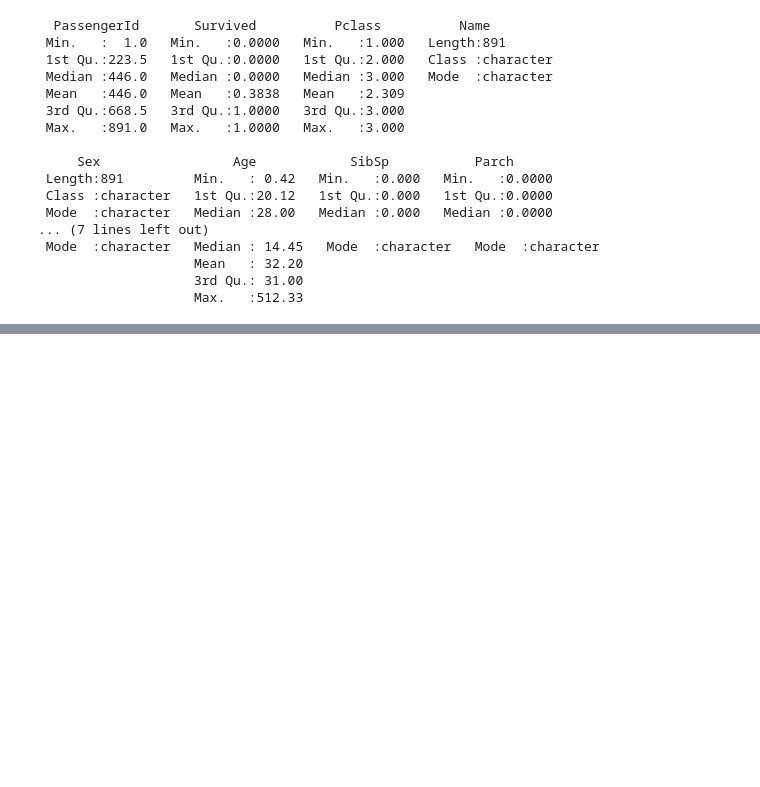
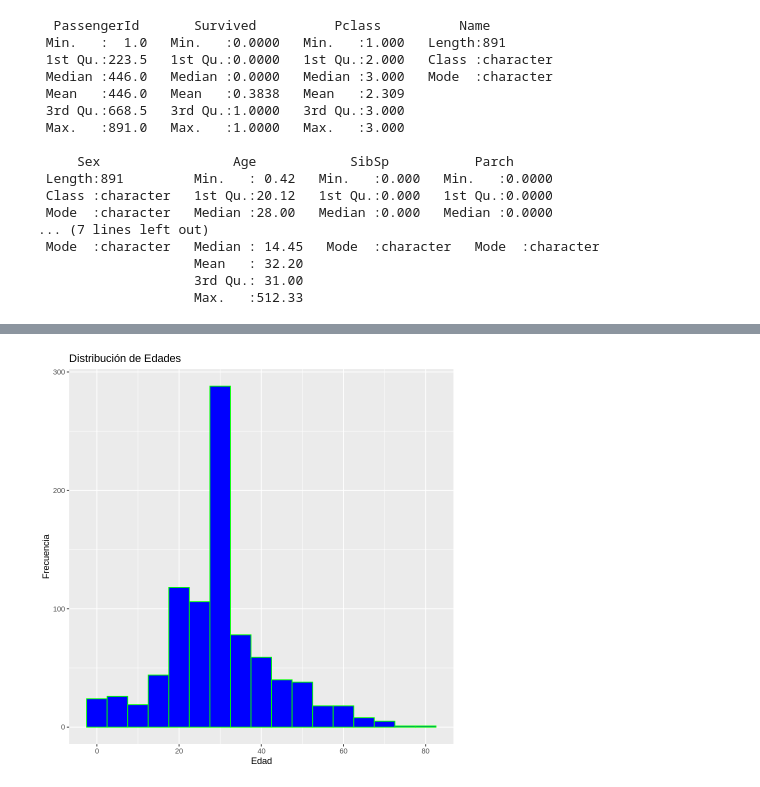
Before and after one commit to ECV21/R-coding-challenges, a Jupyter notebook: Data_cleaning_R_Titanic_Dataset.ipynb, the cells around one changed output, grey strips where cells are left out. Saved outputs shown, nothing was run; the diff lists cells and outputs as text; code cells hidden in the pictures; blank space fills up the shorter version.

```diff
--- a/Data_cleaning_R_Titanic_Dataset.ipynb
+++ b/Data_cleaning_R_Titanic_Dataset.ipynb
@@ -74,0 +121,5 @@ summary(titanic_data)
+# %%
+#Eliminar la columna; en este caso eliminaré la columna Cabin
+
+titanic_data <- select(titanic_data, -c(Cabin ))
+print(titanic_data)
@@ -74,0 +156,11 @@ summary(titanic_data)
+# %%
+#Rellenar con el PROMEDIO la columna AGe, esto debido a que tiene 177 valores null
+
+#obtner la media de la columna AGE
+age_mean <- mean(titanic_data$Age, na.rm =TRUE)
+
+#Rellenar con el promedio anterior los datos faltantes de la columna AGE
+titanic_data$Age[is.na(titanic_data$Age)] <- age_mean
+
+#Verificar que datos faltantes esten rellenados
+print(sum(is.na(titanic_data$Age))) #suma valores nulls debería ser CERO debido a que ya se rellenó con el primedio
@@ -74,0 +216,20 @@ summary(titanic_data)
+# %%
+#datos categóricos--->dummies
+
+# Convertir variable Sex en dummies
+sex_dummies <- model.matrix( ~ Sex -1, data=titanic_data)# -1 para evitar la columna de intercepto
+
+#convertir variable Embarked en dummies
+embarked_dummies <- model.matrix( ~ Embarked - 1, data = titanic_data)
+
+
+#Añadir los dummies al dataset orginal
+titanic_data <- cbind(titanic_data, sex_dummies)
+titanic_data <- cbind(titanic_data, embarked_dummies)
+
+
+#Eliminar la columna original categóricas en caso de que se requiera
+titanic_data <- titanic_data[ , !names(titanic_data) %in% c ("Sex", "Embarked")]
+
+#ver lo cambios
+head(titanic_data)
@@ -74,0 +293,7 @@ summary(titanic_data)
+# %%
+# Histograma de la edad
+ggplot(titanic_data, aes(x = Age)) +
+  geom_histogram(binwidth = 5, fill = "blue", color = "green") +
+  labs(title = "Distribución de Edades", x = "Edad", y = "Frecuencia")
+# %% [output]
+[figure, added]
```
Also changed, not shown: parts of 21 cells of this notebook.
